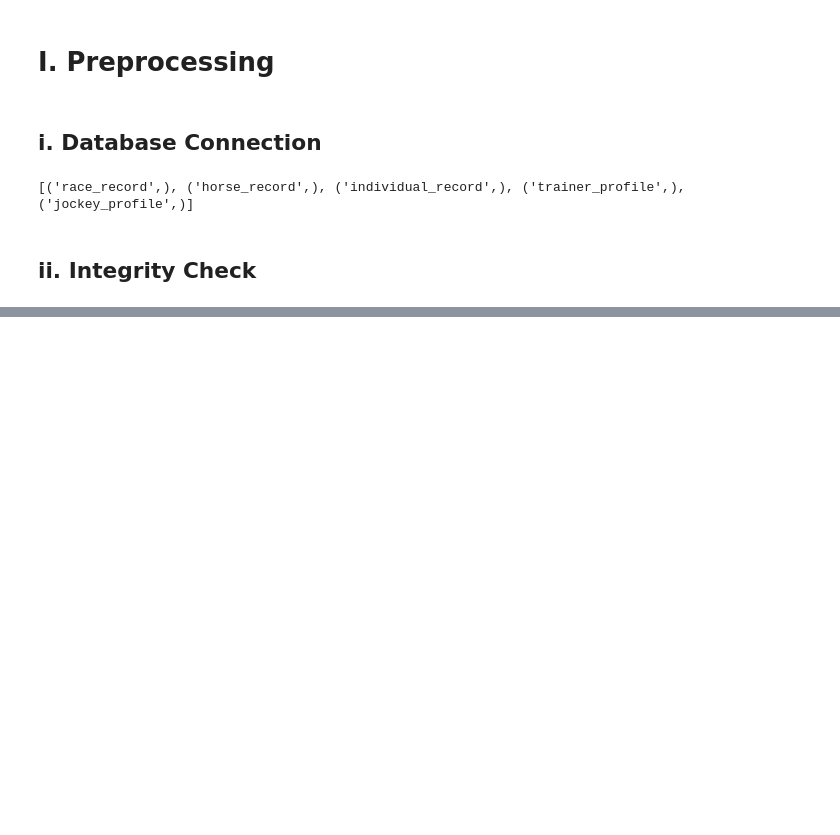
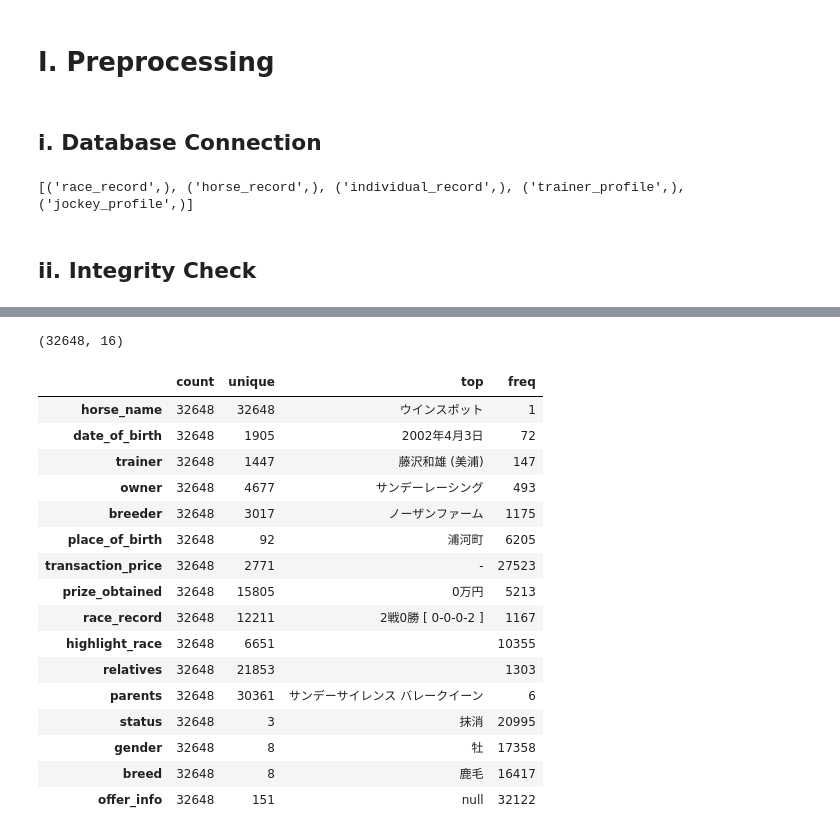
Before and after one commit to terryluzj/ba-fyp-sports-analytics, a Jupyter notebook: analysis/Horse Racing.ipynb, the cells around one changed output, grey strips where cells are left out. Saved outputs shown, nothing was run; the diff lists cells and outputs as text; code cells hidden in the pictures; blank space fills up the shorter version.

```diff
--- a/analysis/Horse Racing.ipynb
+++ b/analysis/Horse Racing.ipynb
@@ -63,0 +85,23 @@ race_count_df.groupby(['run_date', 'place']).count().sample(n=10)
+# %%
+# Snapshot of tha race_record dataframe
+print(horse_df.shape)
+horse_df.describe().T
+# %% [output]
+(32648, 16)
+|  | count | unique | top | freq |
+| horse_name | 32648 | 32648 | ウインスポット | 1 |
+| date_of_birth | 32648 | 1905 | 2002年4月3日 | 72 |
+| trainer | 32648 | 1447 | 藤沢和雄 (美浦) | 147 |
+| owner | 32648 | 4677 | サンデーレーシング | 493 |
+| breeder | 32648 | 3017 | ノーザンファーム | 1175 |
+| place_of_birth | 32648 | 92 | 浦河町 | 6205 |
+| transaction_price | 32648 | 2771 | - | 27523 |
+| prize_obtained | 32648 | 15805 | 0万円 | 5213 |
+| race_record | 32648 | 12211 | 2戦0勝 [ 0-0-0-2 ] | 1167 |
+| highlight_race | 32648 | 6651 |  | 10355 |
+| relatives | 32648 | 21853 |  | 1303 |
+| parents | 32648 | 30361 | サンデーサイレンス バレークイーン | 6 |
+| status | 32648 | 3 | 抹消 | 20995 |
+| gender | 32648 | 8 | 牡 | 17358 |
+| breed | 32648 | 8 | 鹿毛 | 16417 |
+| offer_info | 32648 | 151 | null | 32122 |
```
Also changed, not shown: parts of 16 cells of this notebook.
